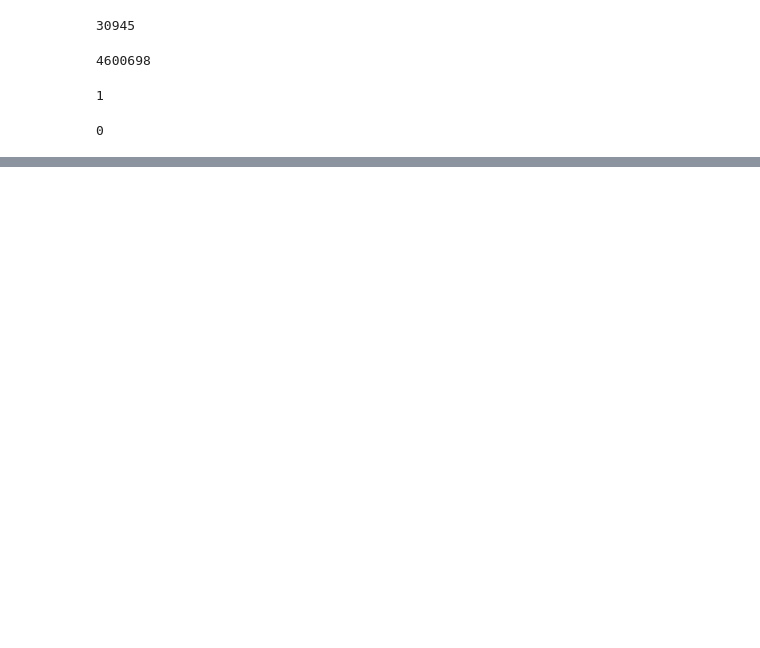
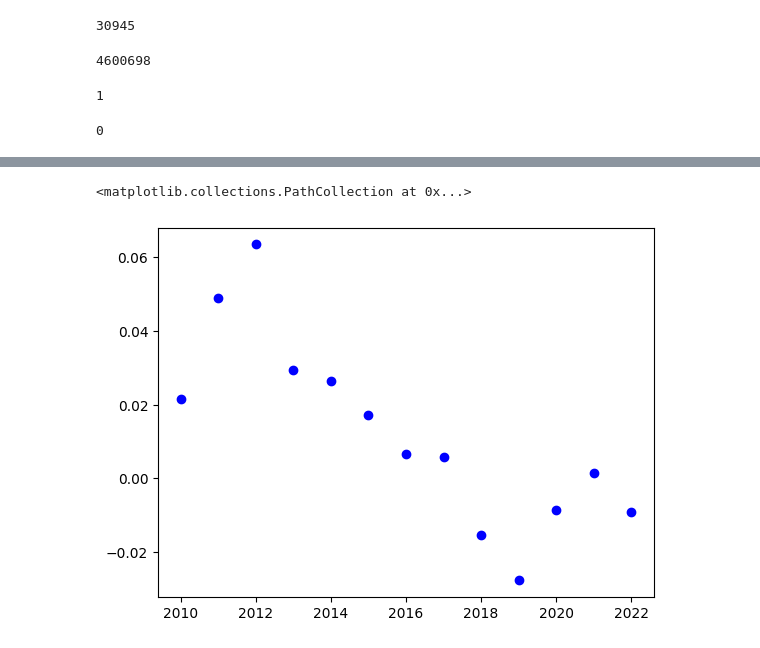
Before and after one commit to jimenasalinas/RedditGoesGreen, a Jupyter notebook: harsh_eda.ipynb, the cells around one changed output, grey strips where cells are left out. Saved outputs shown, nothing was run; the diff lists cells and outputs as text; code cells hidden in the pictures; blank space fills up the shorter version.

```diff
--- a/harsh_eda.ipynb
+++ b/harsh_eda.ipynb
@@ -4,0 +1,10 @@ climate = pd.read_csv("/Users/Harsh/Desktop/Reddit Climate Change Dataset/the-re
+# %%
+import pandas as pd
+from google.colab import drive
+
+drive.mount('/content/drive')
+
+# Load data
+data_path = "/content/drive/Shareddrives/adv-ml-project/Data/"
+comments = pd.read_csv(data_path + "the-reddit-climate-change-dataset-comments.csv")
+posts = pd.read_csv(data_path + "the-reddit-climate-change-dataset-posts.csv")
@@ -40,2 +48,8 @@ climate.body.isna().sum()
 # %% [output]
 0
+# %%
+# Columns to drop
+columns_to_drop = ['type', 'subreddit.id', 'subreddit.nsfw', 'permalink']
+
+# Dropping columns
+comments.drop(columns_to_drop, axis=1, inplace=True)
@@ -41,0 +111,2 @@ climate.body.isna().sum()
+# %%
+comments['created_utc'] = pd.to_datetime(comments['created_utc'], unit='s')
@@ -41,0 +120,10 @@ climate.body.isna().sum()
+# %%
+import numpy as np # linear algebra
+import matplotlib.pyplot as plt
+import datetime
+yearly_sentiments = comments.groupby(pd.PeriodIndex(comments['created_utc'], freq="Y"))['sentiment'].mean()
+
+plt.scatter(yearly_sentiments.index.to_timestamp(),yearly_sentiments,color="blue")
+# %% [output]
+<matplotlib.collections.PathCollection at 0x...>
+[figure, added]
```
Also changed, not shown: parts of 18 cells of this notebook.
